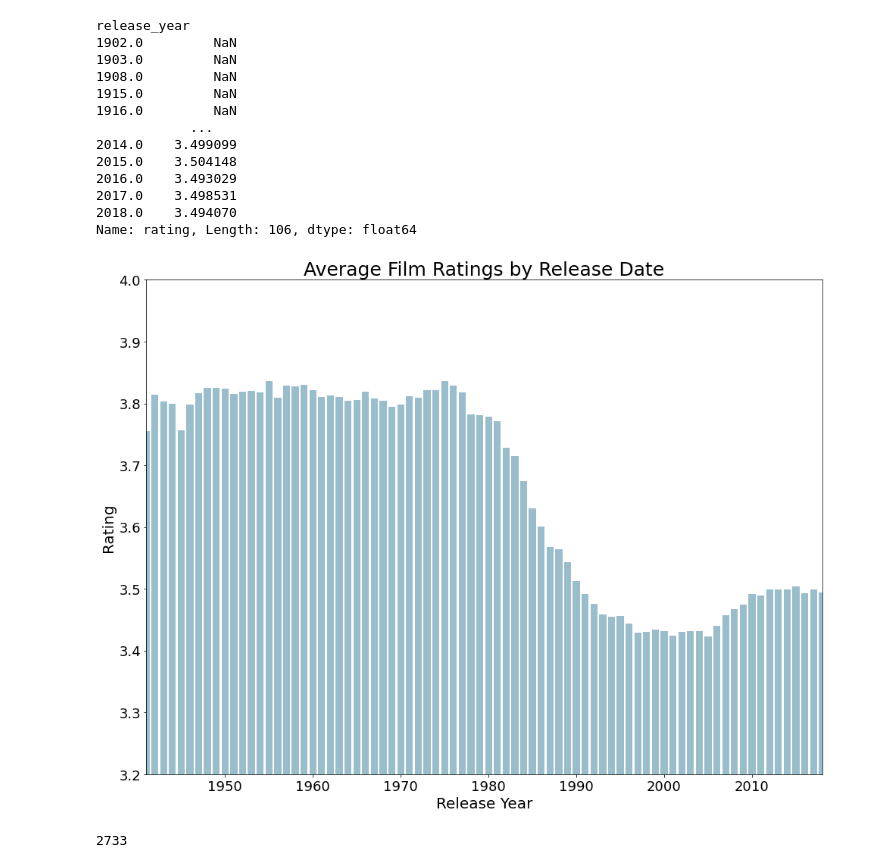
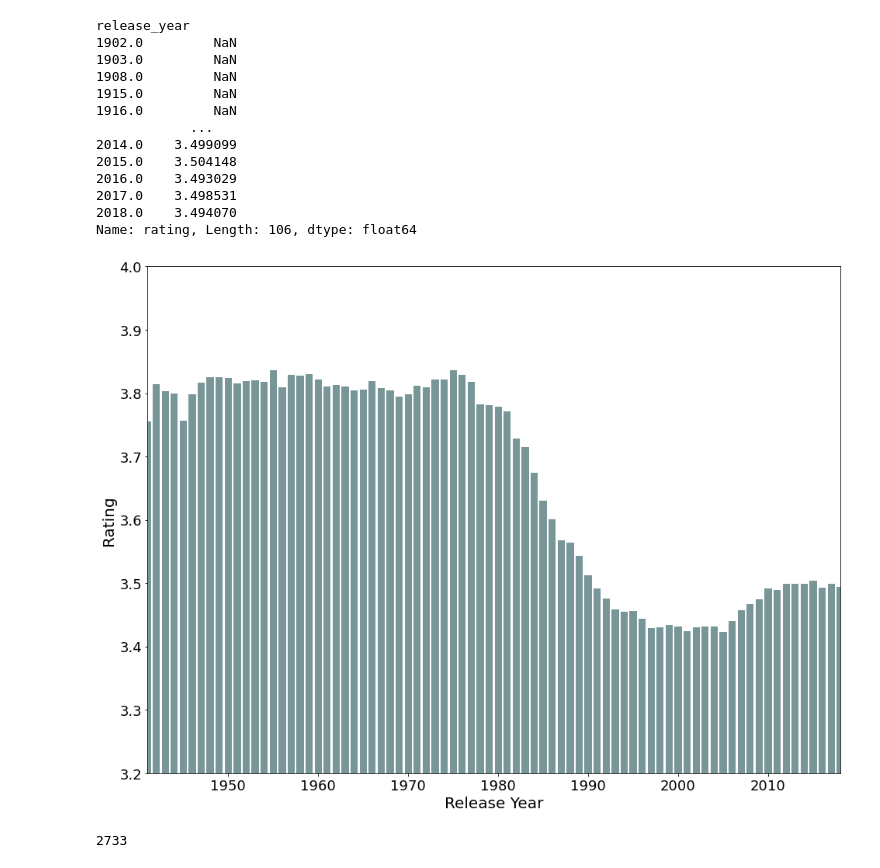
Before and after one commit to lecritch/Rate-5-Get-5-Movie-Recommendation-System, a Jupyter notebook: notebooks/exploratory/jp_explore/02_betasystem.ipynb, the cells around one changed output. Cells and saved outputs as stored; diff of their text form; code cells hidden in the pictures.

```diff
--- a/notebooks/exploratory/jp_explore/02_betasystem.ipynb
+++ b/notebooks/exploratory/jp_explore/02_betasystem.ipynb
@@ -180,15 +180,14 @@ release_year
 Name: rating, Length: 106, dtype: float64
 # %%
 fig, ax = plt.subplots(figsize=(16,12))
-ax.bar(grouproll[1940:].index, grouproll[1940:], linewidth=2, color='#99BDCB')
+ax.bar(grouproll[1940:].index, grouproll[1940:], linewidth=2, color='#789698')
 ax.set_ylim([3.2,4])
-ax.set_title('Average Film Ratings by Release Date')
 ax.set_ylabel('Rating')
 ax.set_xlabel('Release Year')
 ax.set_xlim([1941, 2018])
 plt.savefig('../../../src/figures/release_date.png')
 # %% [output]
-[figure, old version]
+[figure, new version]
 # %%
 int('10202020', base=3)
 # %% [output]
```
Also changed, not shown: parts of 1 cell of this notebook, 6 other files.
